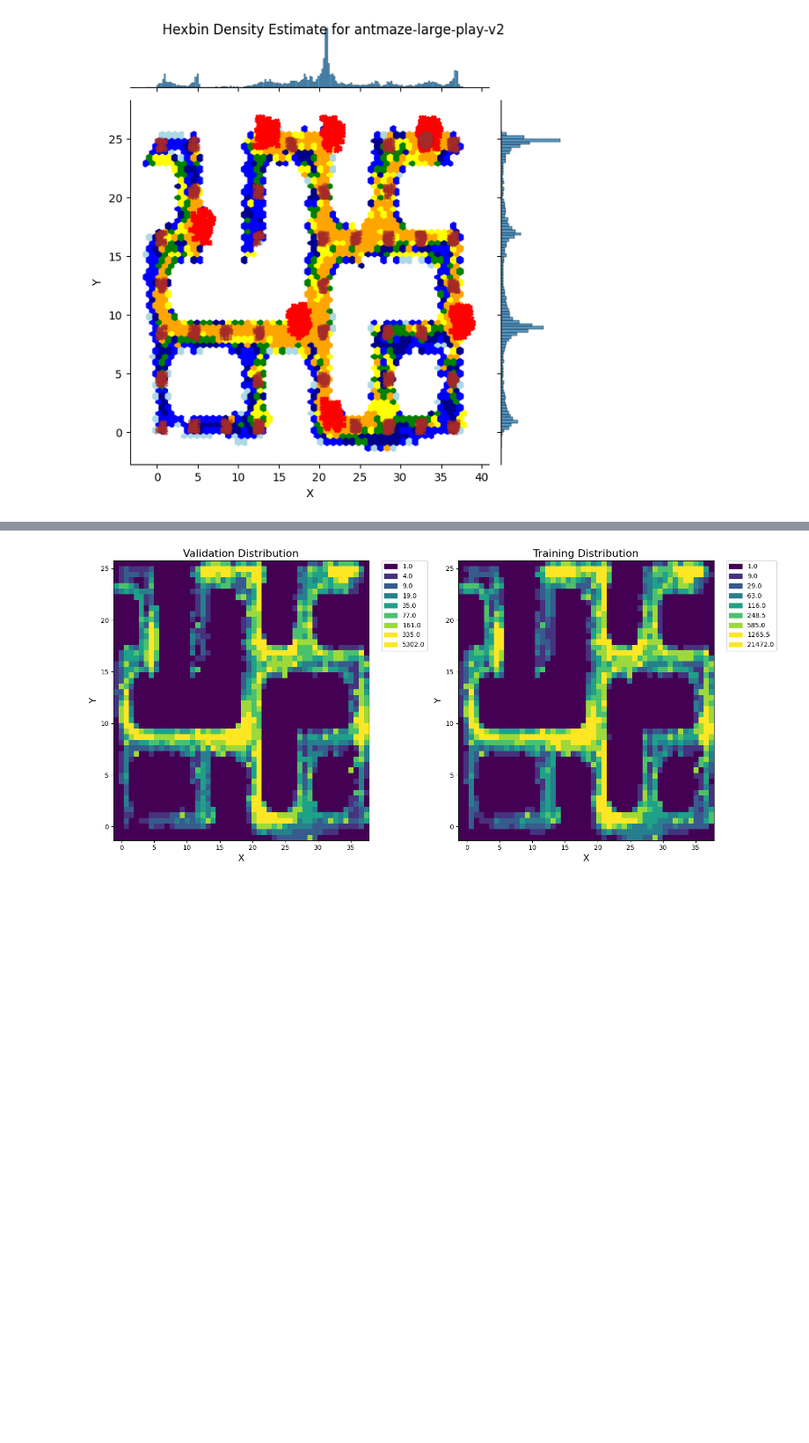
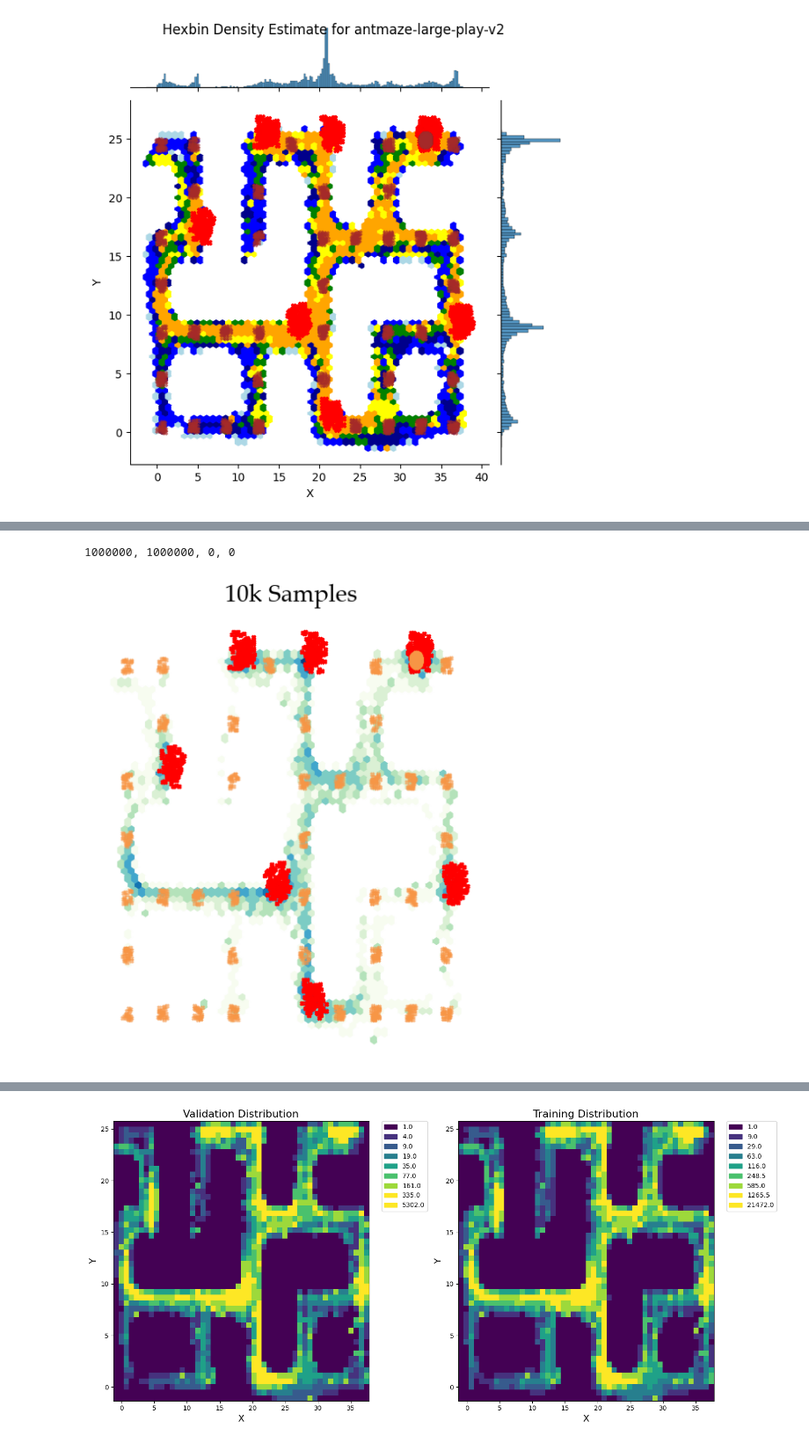
Before and after one commit to jren03/LAMPS-IRL, a Jupyter notebook: MujocoSysID/mbrl/examples/plot.ipynb, the cells around one changed output, grey strips where cells are left out. Shown at 88% size. Saved outputs shown, nothing was run; the diff lists cells and outputs as text; code cells hidden in the pictures; blank space fills up the shorter version.

```diff
--- a/MujocoSysID/mbrl/examples/plot.ipynb
+++ b/MujocoSysID/mbrl/examples/plot.ipynb
@@ -176,6 +176,8 @@ def sample_data_balanced(x, y, bins=50, sample_ratio=0.2):
     # For each bin, sample a certain ratio of the data points
     sampled_indices = []
     for bin_data_indices in bin_indices.values():
+        if len(bin_data_indices) == 0:
+            continue
         num_samples = int(len(bin_data_indices) * sample_ratio)
         sampled_indices.extend(np.random.choice(bin_data_indices, size=num_samples, replace=False))
 
@@ -265,0 +264,67 @@ plt.show()
+# %%
+from numpy import size
+
+
+val_x, val_y, train_x, train_y = sample_data_balanced(x, y, sample_ratio=1)
+print(f"{len(val_x)}, {len(val_y)}, {len(train_x)}, {len(train_y)}")
+
+# Define the colormap
+cmap = plt.cm.GnBu
+cmap.set_under("white")
+
+# Calculate statistics and plot for validation data
+val_stats = calculate_statistics(val_x, val_y)
+val_bounds = np.array(val_stats)[1:]
+val_norm = mcolors.BoundaryNorm(val_bounds, cmap.N)
+
+# for ratio in [0.1, 0.25, 0.5, 0.8]:
+for ratio in [0.1]:
+    val_x, val_y, train_x, train_y = sample_data_balanced(x, y, sample_ratio=ratio)
+    g = sns.jointplot(x=val_x, y=val_y, kind="hex", space=0.0, gridsize=50, cmap=cmap, norm=val_norm, marginal_ticks=False)
+    g.fig.subplots_adjust(top=1.1)
+    # g.ax_joint.tick_params(axis='both', direction='in')
+    # Remove ticks
+    g.ax_joint.xaxis.set_ticks_position('none')
+    g.ax_joint.yaxis.set_ticks_position('none')
+    # Draw border around the entire grid
+    # for spine in g.ax_joint.spines.values():
+        # spine.set_visible(True)
+    g.ax_joint.axis('off')
+    g.ax_marg_x.remove()
+    g.ax_marg_y.remove()
+
+    plt.scatter(gx, gy, color="red", s=10, marker="X")
+    plt.scatter(start_x, start_y, color="#F79646", s=10, marker="X", alpha=0.5)
+
+    if ratio == 0.8:
+        patches = [mpatches.Patch(color=cmap(val_norm(stat)), label=stat) for stat in val_stats]
+        sm = matplotlib.cm.ScalarMappable(cmap=cmap, norm=val_norm)
+        ax_cb = plt.axes([0.92, 0.1, 0.02, 0.8])
+        cb = plt.colorbar(sm, cax=ax_cb)
+        cb.set_label('Sample Density', size=20)
+    g.fig.suptitle(f"{int(100*ratio)}k Samples", size=20, x=0.45)
+    plt.savefig(f"antmaze_play_{int(100*ratio)}k_samples.pdf", bbox_inches='tight')
+
+# # Calculate statistics and plot for training data
+# train_stats = calculate_statistics(train_x, train_y)
+# train_bounds = np.array(train_stats)
+# train_norm = mcolors.BoundaryNorm(train_bounds, cmap.N)
+
+# # Plot the remaining distribution
+# g = sns.jointplot(x=train_x, y=train_y, kind="hex", gridsize=50, cmap=cmap, norm=train_norm, marginal_ticks=False)
+# g.fig.suptitle("Training Distribution")
+# g.set_axis_labels("X", "Y")
+# g.ax_joint.axis('off')
+# g.ax_marg_x.remove()
+# g.ax_marg_y.remove()
+
+# # Create a list of patches for the legend
+# patches = [mpatches.Patch(color=cmap(train_norm(stat)), label=stat) for stat in train_stats]
+
+# # Add the legend to the plot
+# plt.legend(handles=patches, bbox_to_anchor=(1.5, 1), loc=2, borderaxespad=0.)
+
+plt.show()
+# %% [output]
+1000000, 1000000, 0, 0
+[figure, added]
```
Also changed, not shown: parts of 5 cells of this notebook.
